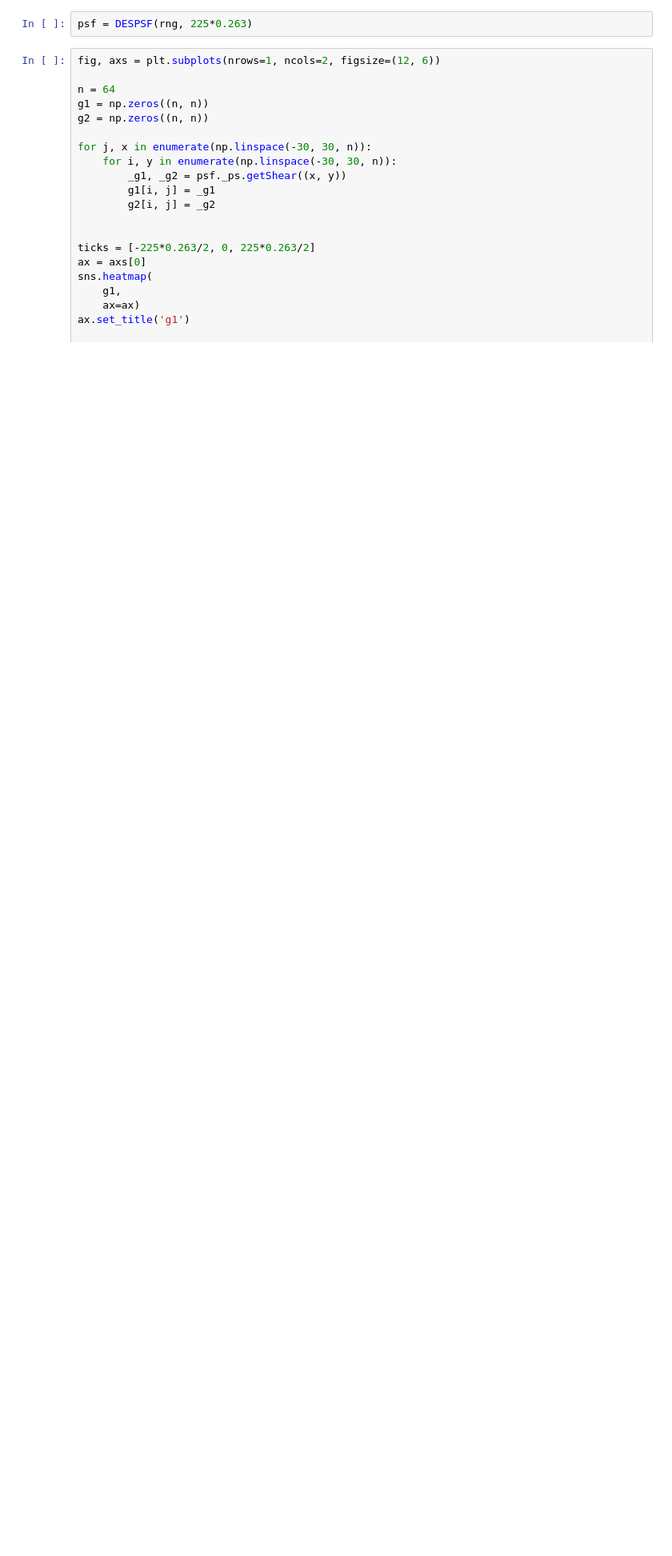
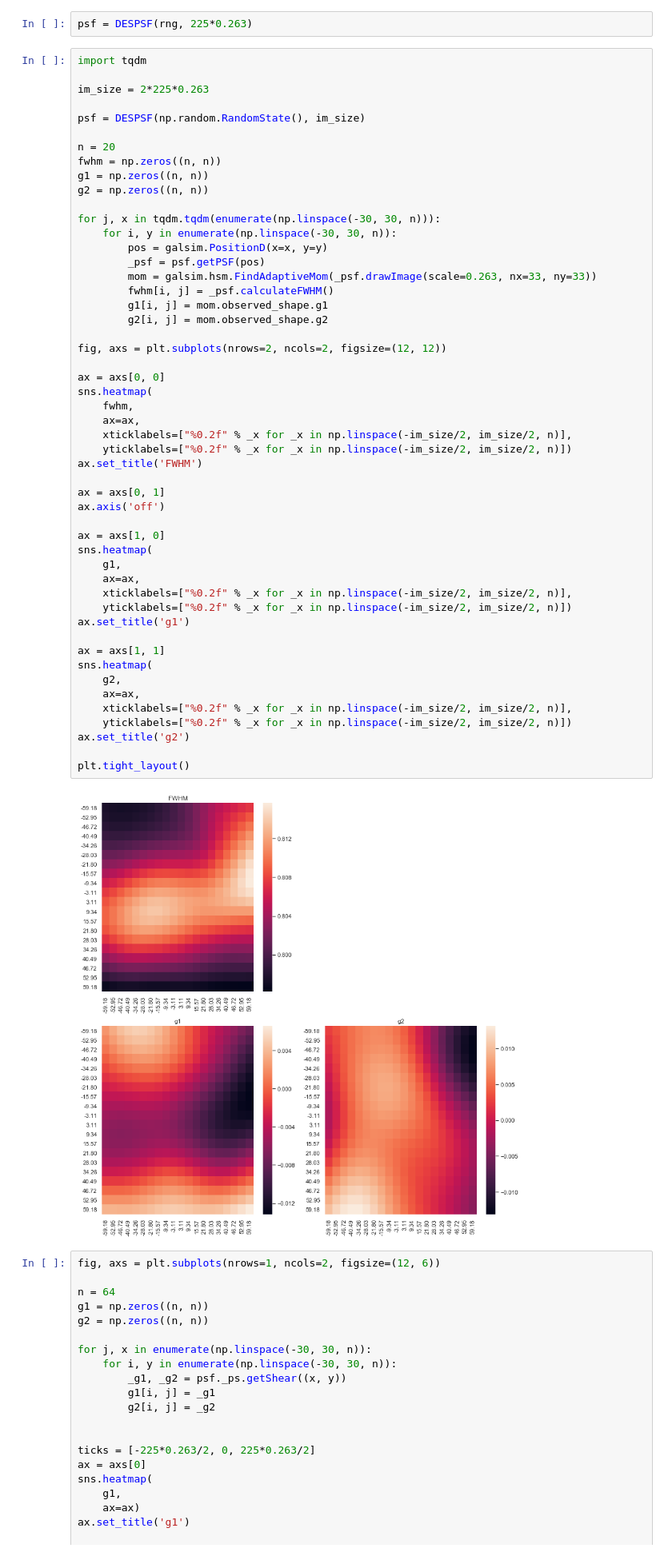
Before and after one commit to esheldon/metadetect, a Jupyter notebook: matts_simple_sims/v22/sim_testing.ipynb, the cells around one changed output. Shown at 80% size. Saved outputs shown, nothing was run; the diff lists cells and outputs as text; blank space fills up the shorter version.

```diff
--- a/matts_simple_sims/v22/sim_testing.ipynb
+++ b/matts_simple_sims/v22/sim_testing.ipynb
@@ -12,6 +16,59 @@ from des_psf import DESPSF
 rng = np.random.RandomState(seed=10)
 # %%
 psf = DESPSF(rng, 225*0.263)
+# %%
+import tqdm
+
+im_size = 2*225*0.263
+
+psf = DESPSF(np.random.RandomState(), im_size)
+
+n = 20
+fwhm = np.zeros((n, n))
+g1 = np.zeros((n, n))
+g2 = np.zeros((n, n))
+
+for j, x in tqdm.tqdm(enumerate(np.linspace(-30, 30, n))):
+    for i, y in enumerate(np.linspace(-30, 30, n)):
+        pos = galsim.PositionD(x=x, y=y)
+        _psf = psf.getPSF(pos)
+        mom = galsim.hsm.FindAdaptiveMom(_psf.drawImage(scale=0.263, nx=33, ny=33))
+        fwhm[i, j] = _psf.calculateFWHM()
+        g1[i, j] = mom.observed_shape.g1
+        g2[i, j] = mom.observed_shape.g2
+
+fig, axs = plt.subplots(nrows=2, ncols=2, figsize=(12, 12))
+
+ax = axs[0, 0]
+sns.heatmap(
+    fwhm,
+    ax=ax,
+    xticklabels=["%0.2f" % _x for _x in np.linspace(-im_size/2, im_size/2, n)],
+    yticklabels=["%0.2f" % _x for _x in np.linspace(-im_size/2, im_size/2, n)])
+ax.set_title('FWHM')
+
+ax = axs[0, 1]
+ax.axis('off')
+
+ax = axs[1, 0]
+sns.heatmap(
+    g1,
+    ax=ax,
+    xticklabels=["%0.2f" % _x for _x in np.linspace(-im_size/2, im_size/2, n)],
+    yticklabels=["%0.2f" % _x for _x in np.linspace(-im_size/2, im_size/2, n)])
+ax.set_title('g1')
+
+ax = axs[1, 1]
+sns.heatmap(
+    g2,
+    ax=ax,
+    xticklabels=["%0.2f" % _x for _x in np.linspace(-im_size/2, im_size/2, n)],
+    yticklabels=["%0.2f" % _x for _x in np.linspace(-im_size/2, im_size/2, n)])
+ax.set_title('g2')
+
+plt.tight_layout()
+# %% [output]
+[figure, added]
 # %%
 fig, axs = plt.subplots(nrows=1, ncols=2, figsize=(12, 6))
 
```
Also changed, not shown: parts of 5 cells of this notebook, 2 other files.
